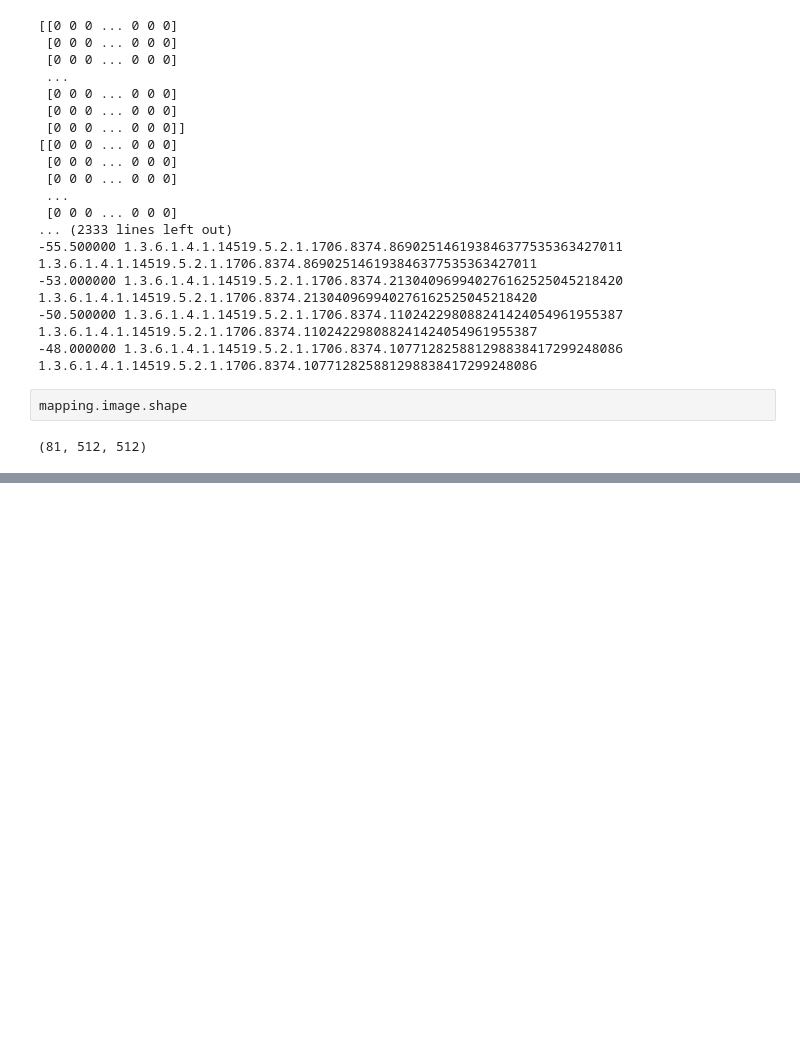
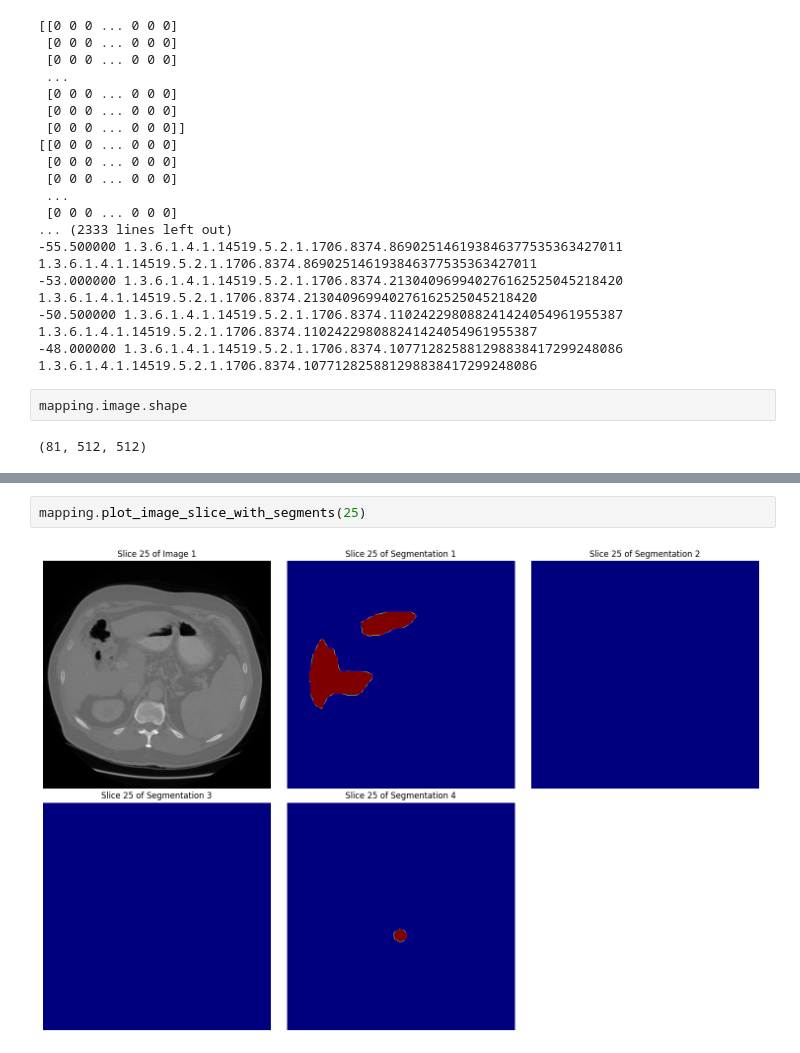
Before and after one commit to ulhaqi12/medical-imaging-project, a Jupyter notebook: test.ipynb, the cells around one changed output, grey strips where cells are left out. Saved outputs shown, nothing was run; the diff lists cells and outputs as text; blank space fills up the shorter version.

```diff
--- a/test.ipynb
+++ b/test.ipynb
@@ -89,0 +104,4 @@ IndexError: list index out of range
+# %%
+mapping.plot_image_slice_with_segments(25)
+# %% [output]
+[figure, added]
```
Also changed, not shown: parts of 11 cells of this notebook, 50 other files.
